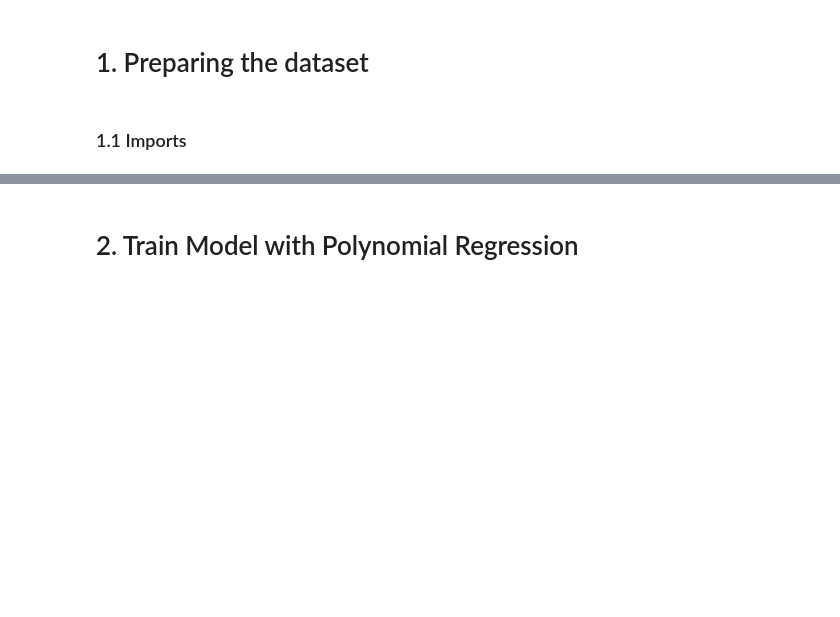
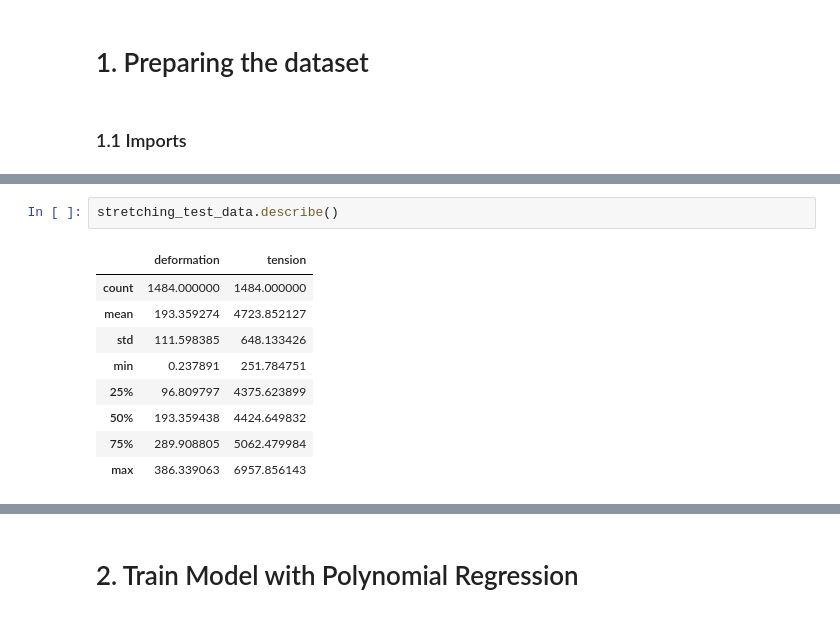
Before and after one commit to KauanIzidoro/polynomial-regression, a Jupyter notebook: model.ipynb, the cells around one changed output, grey strips where cells are left out. Drawn from its saved outputs; the diff is of its cells as text; blank space fills up the shorter version.

```diff
--- a/model.ipynb
+++ b/model.ipynb
@@ -26 +53,13 @@ from sklearn.metrics import mean_squared_error, mean_absolute_error, r2_score
+# %%
+stretching_test_data.describe()
+# %% [output]
+|  | deformation | tension |
+| count | 1484.000000 | 1484.000000 |
+| mean | 193.359274 | 4723.852127 |
+| std | 111.598385 | 648.133426 |
+| min | 0.237891 | 251.784751 |
+| 25% | 96.809797 | 4375.623899 |
+| 50% | 193.359438 | 4424.649832 |
+| 75% | 289.908805 | 5062.479984 |
+| max | 386.339063 | 6957.856143 |
 # %%
```
Also changed, not shown: parts of 8 cells of this notebook.
